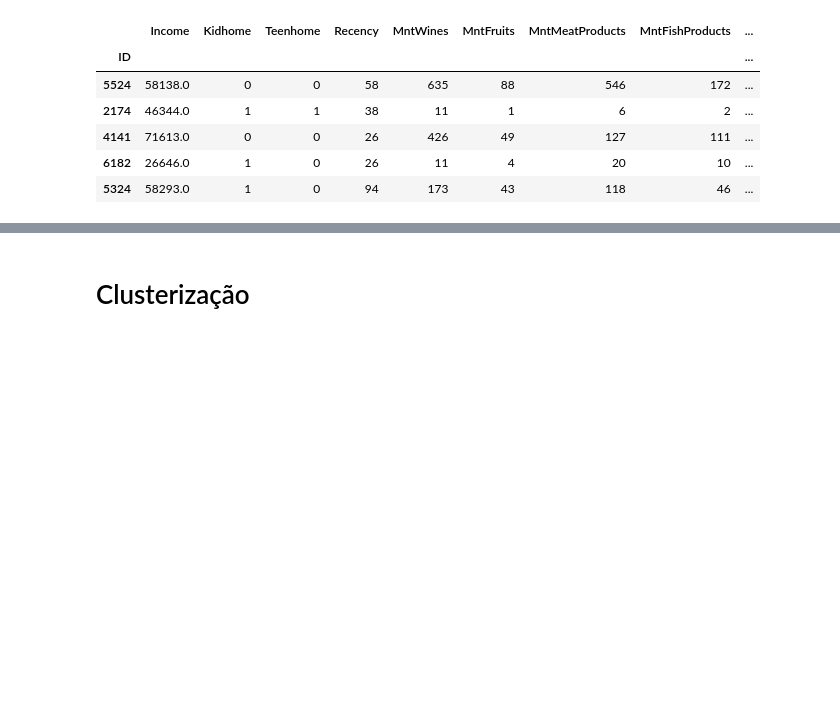
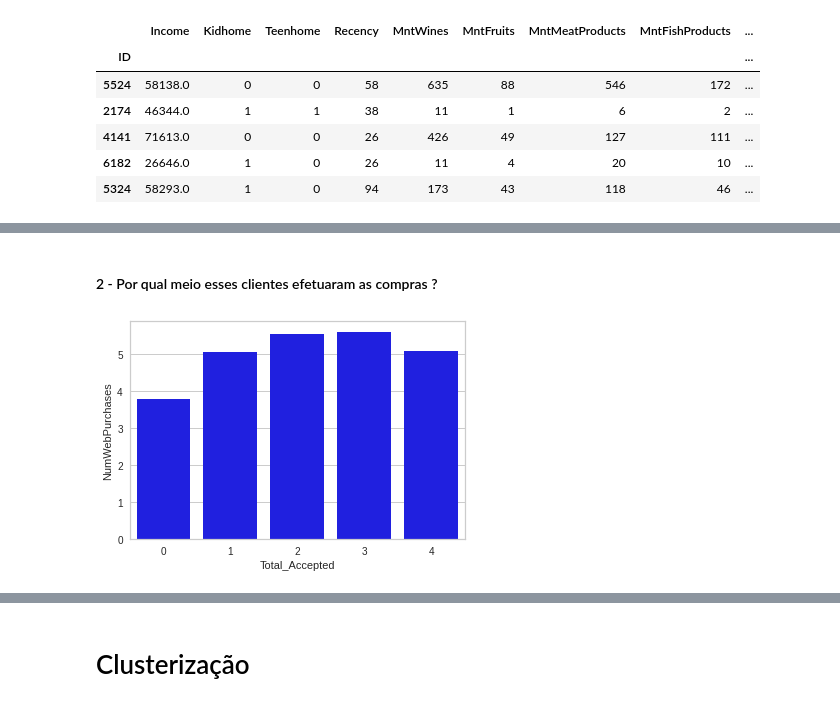
Before and after one commit to Pedro4010/caseifood, a Jupyter notebook: clusterizacao_ifood.ipynb, the cells around one changed output, grey strips where cells are left out. Saved outputs shown, nothing was run; the diff lists cells and outputs as text; code cells hidden in the pictures; blank space fills up the shorter version.

```diff
--- a/clusterizacao_ifood.ipynb
+++ b/clusterizacao_ifood.ipynb
@@ -100,0 +92,7 @@ customers_4acc.describe().T
+# %% [markdown]
+#### 2 - Por qual meio esses clientes efetuaram as compras ?
+# %%
+sns.barplot(x="Total_Accepted", y = "NumWebPurchases", data=customers, color = 'blue', ci=None)
+plt.show()
+# %% [output]
+[figure, added]
```
Also changed, not shown: parts of 58 cells of this notebook.
